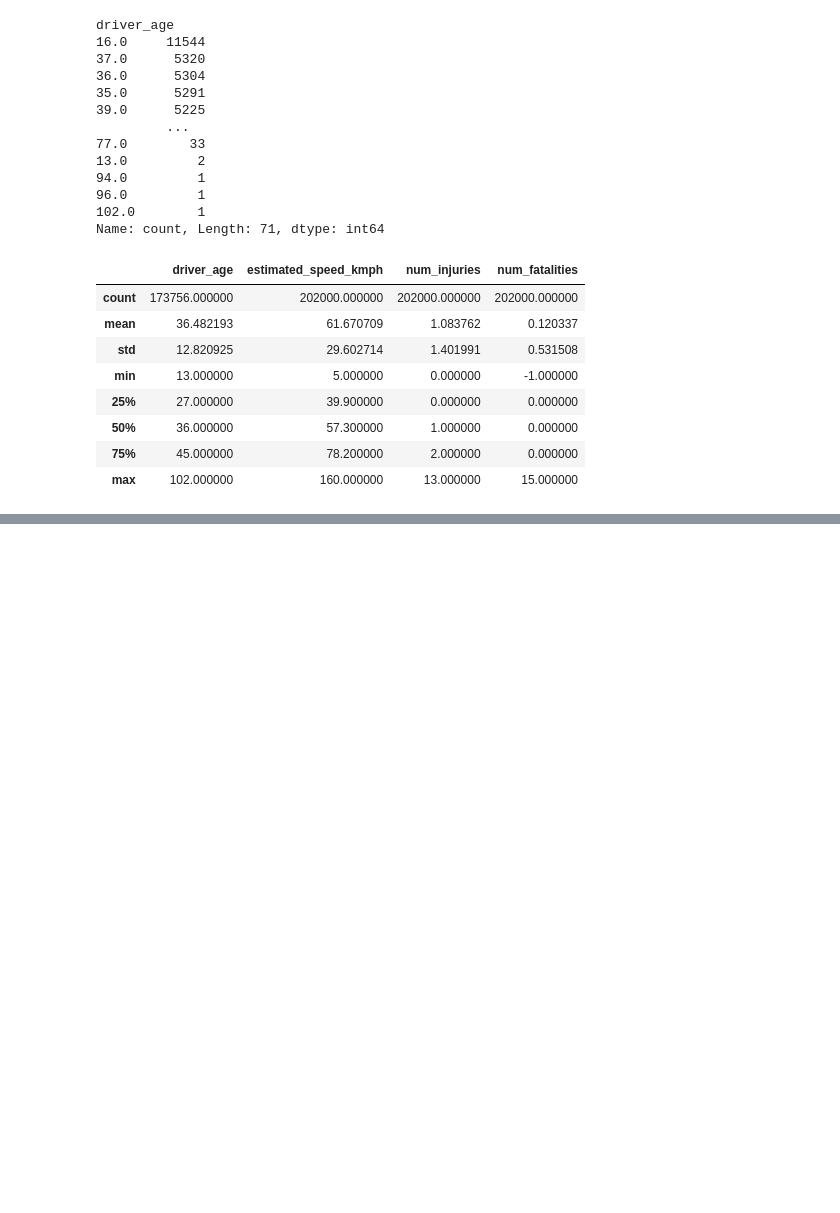
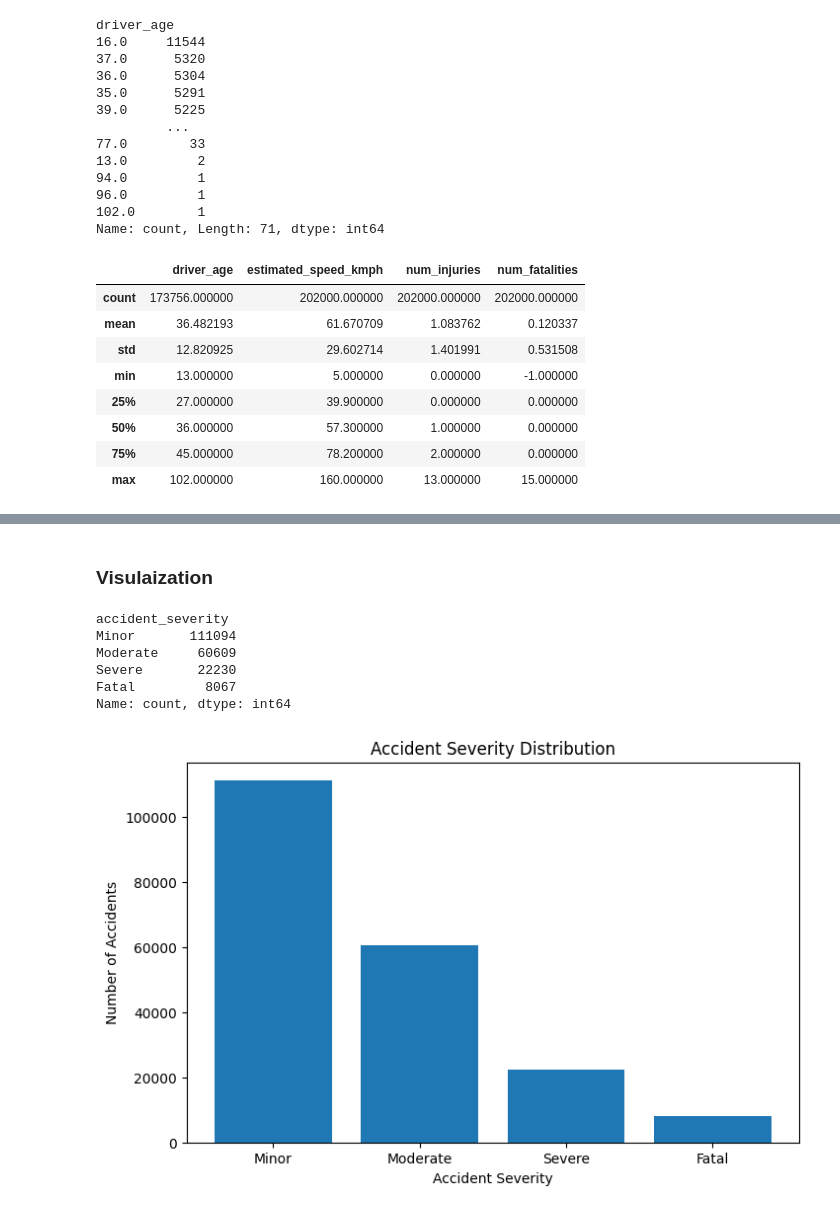
Before and after one commit to Kakul-07/Task-1, a Jupyter notebook: EDA.ipynb, the cells around one changed output, grey strips where cells are left out. Drawn from its saved outputs; the diff is of its cells as text; code cells hidden in the pictures; blank space fills up the shorter version.

Commit message:
"Visualization"

```diff
--- a/EDA.ipynb
+++ b/EDA.ipynb
@@ -295,0 +190,2 @@ df[["driver_age","estimated_speed_kmph","num_injuries","num_fatalities"]].descri
+# %%
+df["accident_datetime"] = pd.to_datetime(df["accident_datetime"])
@@ -295,0 +196,4 @@ df[["driver_age","estimated_speed_kmph","num_injuries","num_fatalities"]].descri
+# %%
+df["year"] = df["accident_datetime"].dt.year
+df["month"] = df["accident_datetime"].dt.month
+df["day"] = df["accident_datetime"].dt.day
@@ -295,0 +215,20 @@ df[["driver_age","estimated_speed_kmph","num_injuries","num_fatalities"]].descri
+# %% [markdown]
+### Visulaization
+# %%
+df["accident_severity"].value_counts()
+# %% [output]
+accident_severity
+Minor       111094
+Moderate     60609
+Severe       22230
+Fatal         8067
+Name: count, dtype: int64
+# %%
+plt.figure(figsize=(8,5))
+plt.bar(df["accident_severity"].value_counts().index, df["accident_severity"].value_counts().values)
+plt.title("Accident Severity Distribution")
+plt.xlabel("Accident Severity")
+plt.ylabel("Number of Accidents")
+plt.show()
+# %% [output]
+[figure, added]
```
Also changed, not shown: parts of 23 cells of this notebook.
